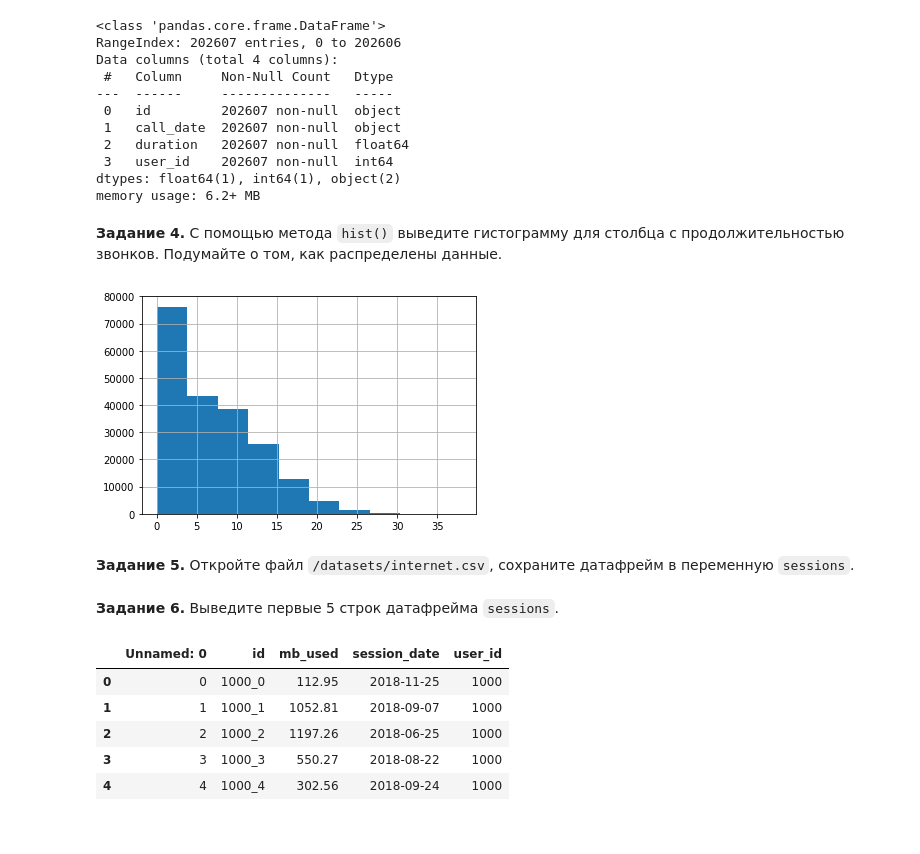
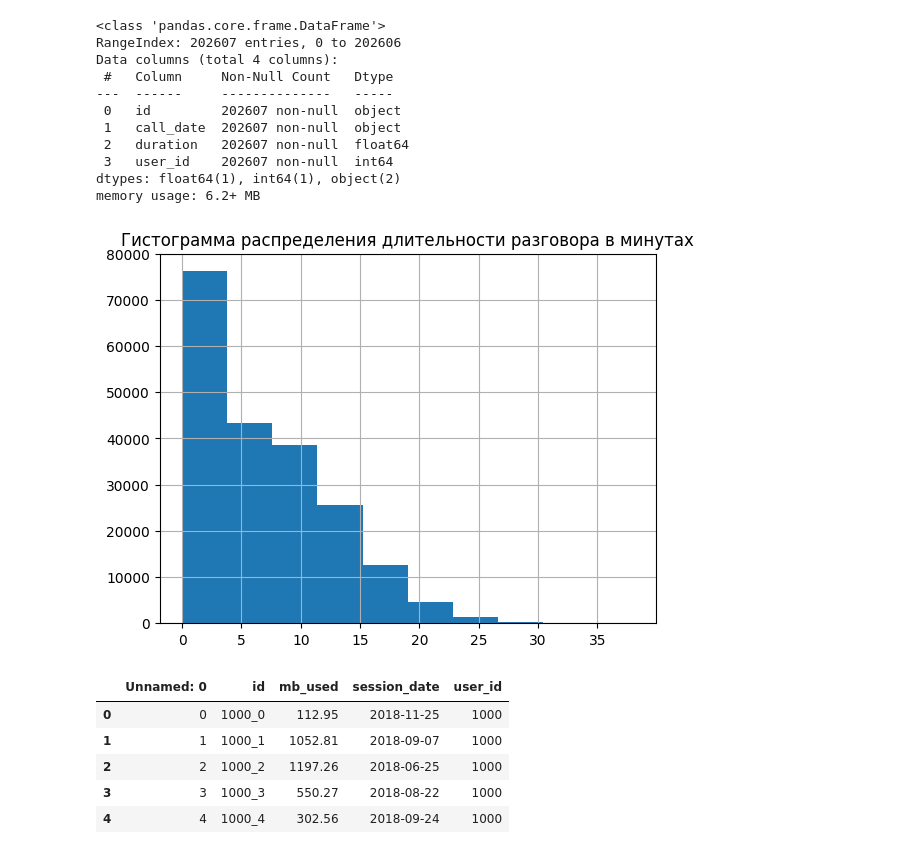
Before and after one commit to Victoranoshin/Yandex-Practicum-Projects-Data-Science, a Jupyter notebook: Проект 4 статистический аналз данных/Проект 4 статистический аналз данных.ipynb, the cells around one changed output. Drawn from its saved outputs; the diff is of its cells as text; code cells hidden in the pictures.

```diff
--- a/Проект 4 статистический аналз данных/Проект 4 статистический аналз данных.ipynb
+++ b/Проект 4 статистический аналз данных/Проект 4 статистический аналз данных.ipynb
@@ -7,2 +23,2 @@ import pandas as pd
 # %%
-calls = pd.read_csv('/datasets/calls.csv')
+calls = pd.read_csv('datasets/calls.csv')
@@ -33,12 +45,9 @@ Data columns (total 4 columns):
  3   user_id    202607 non-null  int64
 dtypes: float64(1), int64(1), object(2)
 memory usage: 6.2+ MB
-# %% [markdown]
-**Задание 4.** С помощью метода `hist()` выведите гистограмму для столбца с продолжительностью звонков. Подумайте о том, как распределены данные.
-# %%
-calls['duration'].hist();
-# %% [output]
-[figure, removed]
-# %% [markdown]
-**Задание 5.** Откройте файл `/datasets/internet.csv`, сохраните датафрейм в переменную `sessions`.
+# %%
+plt.title("Гистограмма распределения длительности разговора в минутах")
+calls['duration'].hist();
+# %% [output]
+[figure, added]
 # %%
@@ -46,5 +55,3 @@ sessions = pd.read_csv('/datasets/internet.csv')
-# %% [markdown]
-**Задание 6.** Выведите первые 5 строк датафрейма `sessions`.
 # %%
 sessions.head()
 # %% [output]
```
Also changed, not shown: parts of 74 cells of this notebook, 31 other files.
